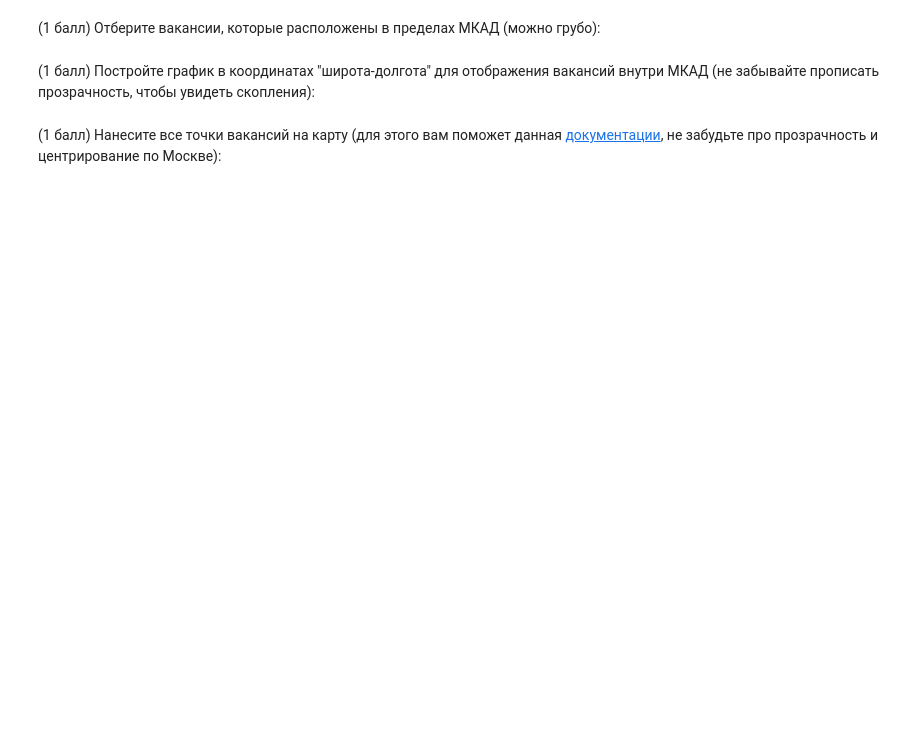
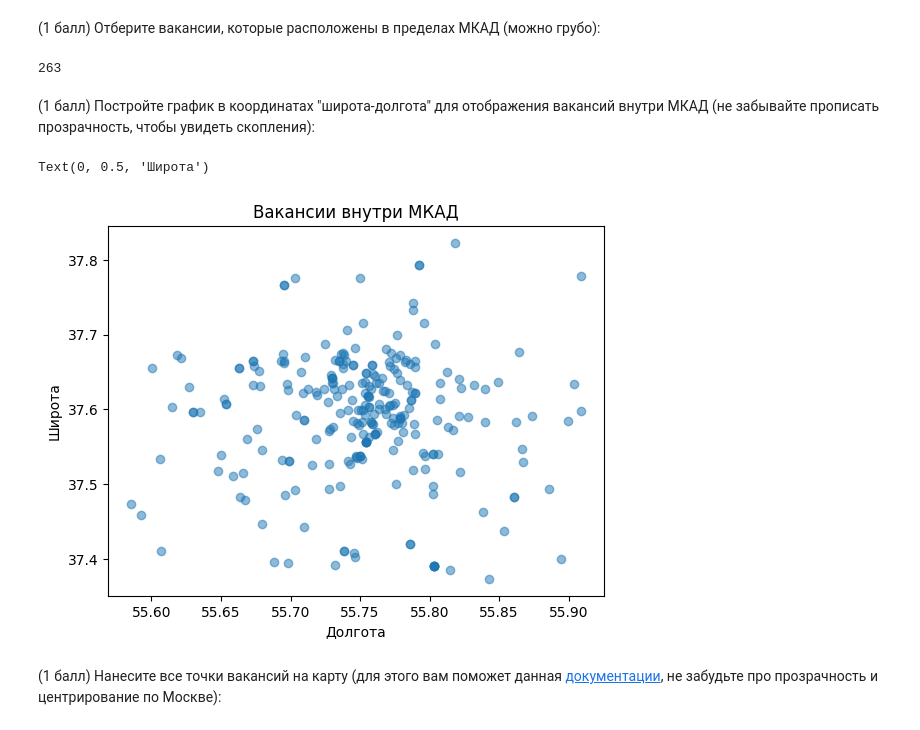
Before and after one commit to shevnind/laboratory, a Jupyter notebook: lab_work.ipynb, the cells around one changed output. Drawn from its saved outputs; the diff is of its cells as text; code cells hidden in the pictures; blank space fills up the shorter version.

```diff
--- a/lab_work.ipynb
+++ b/lab_work.ipynb
@@ -83,0 +95,5 @@ dict_keys(['items', 'found', 'pages', 'page', 'per_page', 'clusters', 'arguments
+# %%
+cnt = 0
+for data in ans:
+  cnt += len(data["items"])
+print(cnt)
@@ -90,2 +104,8 @@ class Company:
+# %%
+class Company:
+  def __init__(self, name, latitude, longitude):
+    self.name = name
+    self.latitude = latitude
+    self.longitude = longitude
 # %% [markdown]
 (1 балл) Создайте экземпляр этой структуры данных для каждой компании, которая выставила вакансию:
@@ -94,2 +112,11 @@ class Company:
+# %%
+companies = []
+for data in ans:
+  for vacancy in data["items"]:
+    if vacancy["address"] and vacancy["address"]["lat"] and vacancy["address"]["lng"]:
+      company = Company(vacancy["employer"]["name"],
+                        vacancy["address"]["lat"],
+                        vacancy["address"]["lng"])
+      companies.append(company)
 # %% [markdown]
 (1 балл) Найдите количество вакансий, у которых заданы координаты (значения данных может быть пустым):
@@ -102,2 +129,14 @@ class Company:
+# %%
+into_mkad = []
+for data in ans:
+  for vacancy in data["items"]:
+    if vacancy["address"] and vacancy["address"]["lat"] and vacancy["address"]["lng"]:
+      lat = vacancy["address"]["lat"]
+      lng = vacancy["address"]["lng"]
+      if 55.57 < lat < 55.91 and 37.37 < lng < 37.84:
+        into_mkad.append(vacancy)
+print(len(into_mkad))
+# %% [output]
+263
 # %% [markdown]
 (1 балл) Постройте график в координатах "широта-долгота" для отображения вакансий внутри МКАД (не забывайте прописать прозрачность, чтобы увидеть скопления):
@@ -106,2 +143,15 @@ class Company:
+# %%
+first = []
+second = []
+for vacancy in into_mkad:
+  first.append(vacancy["address"]["lat"])
+  second.append(vacancy["address"]["lng"])
+plt.scatter(first, second, alpha=0.5)
+plt.title("Вакансии внутри МКАД")
+plt.xlabel("Долгота")
+plt.ylabel("Широта")
+# %% [output]
+Text(0, 0.5, 'Широта')
+[figure, added]
 # %% [markdown]
 (1 балл) Нанесите все точки вакансий на карту (для этого вам поможет данная <a target="_blank" href="https://plotly.com/python/mapbox-layers/">документации</a>, не забудьте про прозрачность и центрирование по Москве):
```
Also changed, not shown: parts of 26 cells of this notebook.
